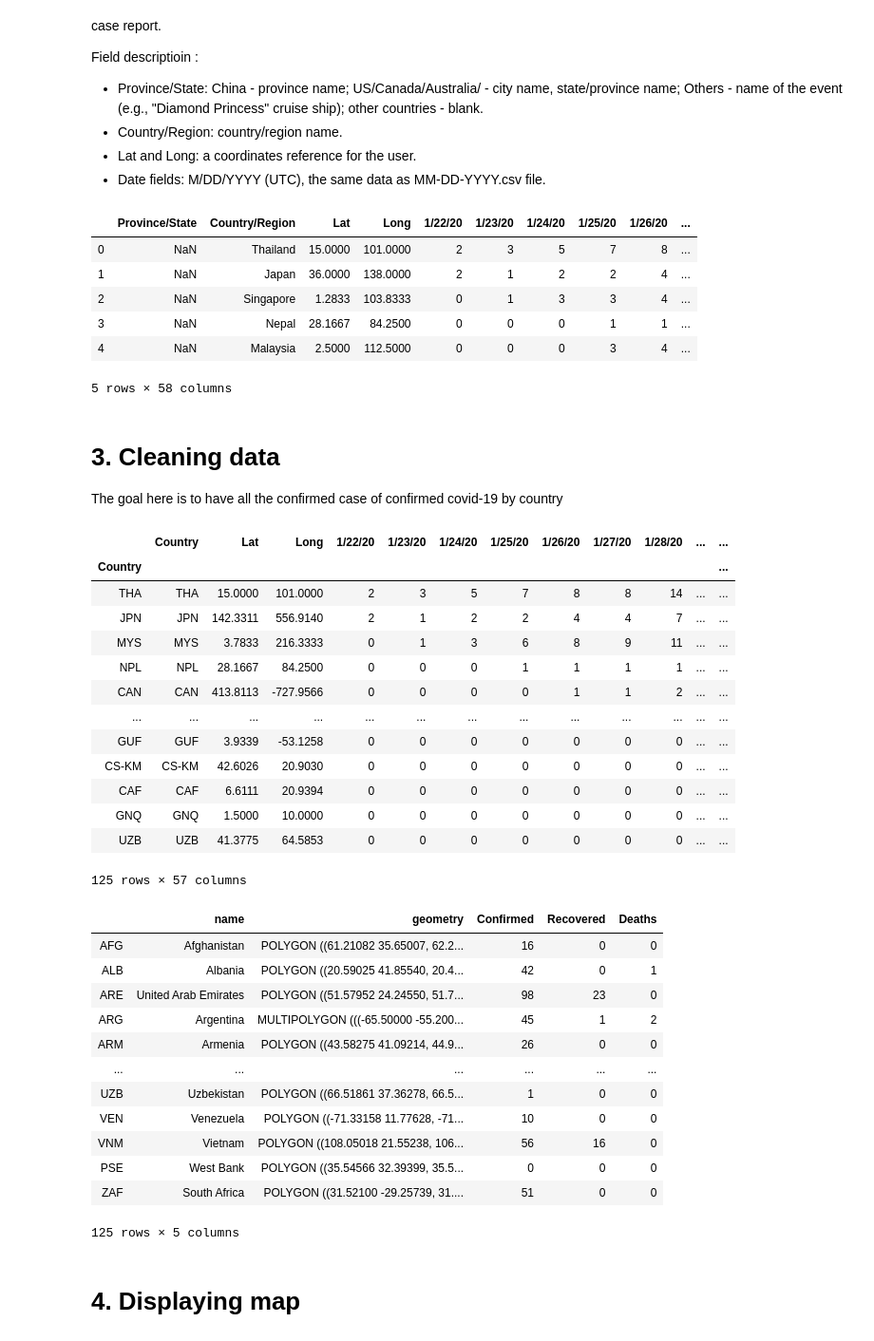
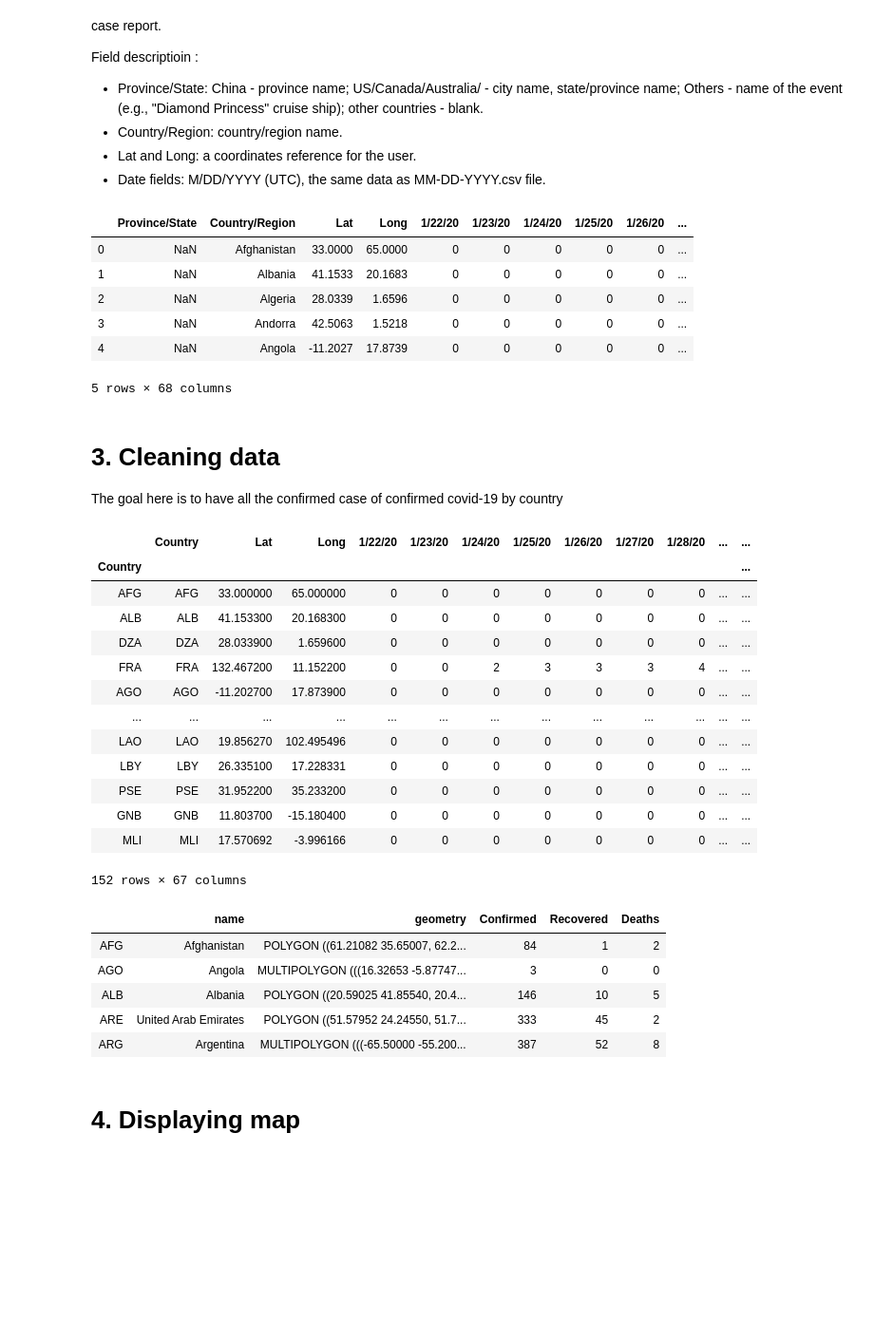
Before and after one commit to QuentinGoncalves/COVID-19-Map-Visualization, a Jupyter notebook: Python_Test.ipynb, the cells around one changed output. Shown at 95% size. Drawn from its saved outputs; the diff is of its cells as text; code cells hidden in the pictures; blank space fills up the shorter version.

Commit message:
Csse file name changes
Csse github changes files name -> csv read update

delete bins in the displayed map

```diff
--- a/Python_Test.ipynb
+++ b/Python_Test.ipynb
@@ -29,23 +29,23 @@ Field descriptioin :
 - Date fields: M/DD/YYYY (UTC), the same data as MM-DD-YYYY.csv file.
 # %%
 #COVID-1à confirmed case
-covid_confirmed = pd.read_csv('time_series_19-covid-Confirmed.csv')
+covid_confirmed = pd.read_csv('time_series_covid19_confirmed_global.csv')
 
 #COVID-1à death case
-covid_death = pd.read_csv('time_series_19-covid-Deaths.csv')
+covid_death = pd.read_csv('time_series_covid19_deaths_global.csv')
 
 #COVID-1à recovered case
-covid_recovered = pd.read_csv('time_series_19-covid-Recovered.csv')
+covid_recovered = pd.read_csv('time_series_covid19_recovered_global.csv')
 
 covid_confirmed.head()
 # %% [output]
 |  | Province/State | Country/Region | Lat | Long | 1/22/20 | 1/23/20 | 1/24/20 | 1/25/20 | 1/26/20 | ... |
-| 0 | NaN | Thailand | 15.0000 | 101.0000 | 2 | 3 | 5 | 7 | 8 | ... |
-| 1 | NaN | Japan | 36.0000 | 138.0000 | 2 | 1 | 2 | 2 | 4 | ... |
-| 2 | NaN | Singapore | 1.2833 | 103.8333 | 0 | 1 | 3 | 3 | 4 | ... |
-| 3 | NaN | Nepal | 28.1667 | 84.2500 | 0 | 0 | 0 | 1 | 1 | ... |
-| 4 | NaN | Malaysia | 2.5000 | 112.5000 | 0 | 0 | 0 | 3 | 4 | ... |
+| 0 | NaN | Afghanistan | 33.0000 | 65.0000 | 0 | 0 | 0 | 0 | 0 | ... |
+| 1 | NaN | Albania | 41.1533 | 20.1683 | 0 | 0 | 0 | 0 | 0 | ... |
+| 2 | NaN | Algeria | 28.0339 | 1.6596 | 0 | 0 | 0 | 0 | 0 | ... |
+| 3 | NaN | Andorra | 42.5063 | 1.5218 | 0 | 0 | 0 | 0 | 0 | ... |
+| 4 | NaN | Angola | -11.2027 | 17.8739 | 0 | 0 | 0 | 0 | 0 | ... |
-5 rows × 58 columns
+5 rows × 68 columns
 # %%
 #Read the json file containing the data about the countries
 countries_geo = open('countries.geo.json')
@@ -121,18 +121,18 @@ covid_confirmed
 # %% [output]
 |  | Country | Lat | Long | 1/22/20 | 1/23/20 | 1/24/20 | 1/25/20 | 1/26/20 | 1/27/20 | 1/28/20 | ... | ... |
 | Country |  |  |  |  |  |  |  |  |  |  |  | ... |
-| THA | THA | 15.0000 | 101.0000 | 2 | 3 | 5 | 7 | 8 | 8 | 14 | ... | ... |
-| JPN | JPN | 142.3311 | 556.9140 | 2 | 1 | 2 | 2 | 4 | 4 | 7 | ... | ... |
-| MYS | MYS | 3.7833 | 216.3333 | 0 | 1 | 3 | 6 | 8 | 9 | 11 | ... | ... |
-| NPL | NPL | 28.1667 | 84.2500 | 0 | 0 | 0 | 1 | 1 | 1 | 1 | ... | ... |
-| CAN | CAN | 413.8113 | -727.9566 | 0 | 0 | 0 | 0 | 1 | 1 | 2 | ... | ... |
+| AFG | AFG | 33.000000 | 65.000000 | 0 | 0 | 0 | 0 | 0 | 0 | 0 | ... | ... |
+| ALB | ALB | 41.153300 | 20.168300 | 0 | 0 | 0 | 0 | 0 | 0 | 0 | ... | ... |
+| DZA | DZA | 28.033900 | 1.659600 | 0 | 0 | 0 | 0 | 0 | 0 | 0 | ... | ... |
+| FRA | FRA | 132.467200 | 11.152200 | 0 | 0 | 2 | 3 | 3 | 3 | 4 | ... | ... |
+| AGO | AGO | -11.202700 | 17.873900 | 0 | 0 | 0 | 0 | 0 | 0 | 0 | ... | ... |
 | ... | ... | ... | ... | ... | ... | ... | ... | ... | ... | ... | ... | ... |
-| GUF | GUF | 3.9339 | -53.1258 | 0 | 0 | 0 | 0 | 0 | 0 | 0 | ... | ... |
-| CS-KM | CS-KM | 42.6026 | 20.9030 | 0 | 0 | 0 | 0 | 0 | 0 | 0 | ... | ... |
-| CAF | CAF | 6.6111 | 20.9394 | 0 | 0 | 0 | 0 | 0 | 0 | 0 | ... | ... |
-| GNQ | GNQ | 1.5000 | 10.0000 | 0 | 0 | 0 | 0 | 0 | 0 | 0 | ... | ... |
-| UZB | UZB | 41.3775 | 64.5853 | 0 | 0 | 0 | 0 | 0 | 0 | 0 | ... | ... |
+| LAO | LAO | 19.856270 | 102.495496 | 0 | 0 | 0 | 0 | 0 | 0 | 0 | ... | ... |
+| LBY | LBY | 26.335100 | 17.228331 | 0 | 0 | 0 | 0 | 0 | 0 | 0 | ... | ... |
+| PSE | PSE | 31.952200 | 35.233200 | 0 | 0 | 0 | 0 | 0 | 0 | 0 | ... | ... |
+| GNB | GNB | 11.803700 | -15.180400 | 0 | 0 | 0 | 0 | 0 | 0 | 0 | ... | ... |
+| MLI | MLI | 17.570692 | -3.996166 | 0 | 0 | 0 | 0 | 0 | 0 | 0 | ... | ... |
-125 rows × 57 columns
+152 rows × 67 columns
 # %%
 #Create a GeoDataFrame to display a pop-up that contains useful informations
 gpd1 = gpd.read_file('countries.geo.json')
@@ -141,33 +141,26 @@ gpd1 = gpd1.drop('id',axis=1)
 # %%
 #Get the last columns wich cointain the most recent number of confirmed/recovered/deaths  cases and join it with
 #the geoDataFrame that is use to display the pop-up
 last_columns = covid_confirmed.columns[-1]
 gpd1 = gpd1.merge(covid_confirmed[last_columns], right_index=True , left_index=True)
 gpd1 = gpd1.rename({last_columns: 'Confirmed'}, axis=1)
 
 last_columns = covid_recovered.columns[-1]
 gpd1 = gpd1.merge(covid_recovered[last_columns], right_index=True , left_index=True)
 gpd1 = gpd1.rename({last_columns: 'Recovered'}, axis=1)
 
 last_columns = covid_death.columns[-1]
 gpd1 = gpd1.merge(covid_death[last_columns], right_index=True , left_index=True)
 gpd1 = gpd1.rename({last_columns: 'Deaths'}, axis=1)
 
-gpd1
+gpd1.head()
 # %% [output]
 |  | name | geometry | Confirmed | Recovered | Deaths |
-| AFG | Afghanistan | POLYGON ((61.21082 35.65007, 62.2... | 16 | 0 | 0 |
-| ALB | Albania | POLYGON ((20.59025 41.85540, 20.4... | 42 | 0 | 1 |
-| ARE | United Arab Emirates | POLYGON ((51.57952 24.24550, 51.7... | 98 | 23 | 0 |
-| ARG | Argentina | MULTIPOLYGON (((-65.50000 -55.200... | 45 | 1 | 2 |
-| ARM | Armenia | POLYGON ((43.58275 41.09214, 44.9... | 26 | 0 | 0 |
-| ... | ... | ... | ... | ... | ... |
-| UZB | Uzbekistan | POLYGON ((66.51861 37.36278, 66.5... | 1 | 0 | 0 |
-| VEN | Venezuela | POLYGON ((-71.33158 11.77628, -71... | 10 | 0 | 0 |
-| VNM | Vietnam | POLYGON ((108.05018 21.55238, 106... | 56 | 16 | 0 |
-| PSE | West Bank | POLYGON ((35.54566 32.39399, 35.5... | 0 | 0 | 0 |
-| ZAF | South Africa | POLYGON ((31.52100 -29.25739, 31.... | 51 | 0 | 0 |
+| AFG | Afghanistan | POLYGON ((61.21082 35.65007, 62.2... | 84 | 1 | 2 |
+| AGO | Angola | MULTIPOLYGON (((16.32653 -5.87747... | 3 | 0 | 0 |
+| ALB | Albania | POLYGON ((20.59025 41.85540, 20.4... | 146 | 10 | 5 |
+| ARE | United Arab Emirates | POLYGON ((51.57952 24.24550, 51.7... | 333 | 45 | 2 |
+| ARG | Argentina | MULTIPOLYGON (((-65.50000 -55.200... | 387 | 52 | 8 |
-125 rows × 5 columns
 # %% [markdown]
 # <span style="color:black; font-family:Georgia; font-size:1em;"> 4. Displaying map
 # %%
```
Also changed, not shown: parts of 1 cell of this notebook, 6 other files.
